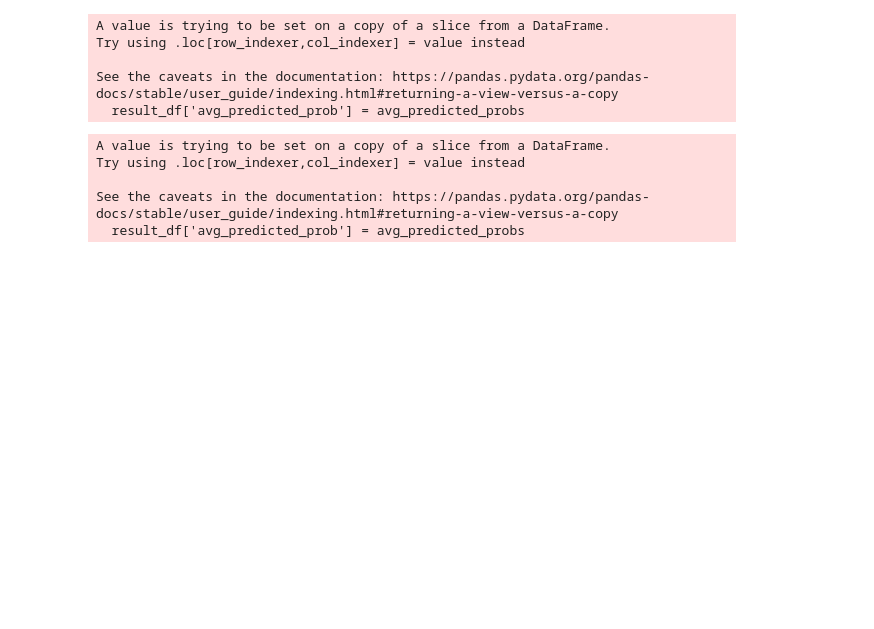
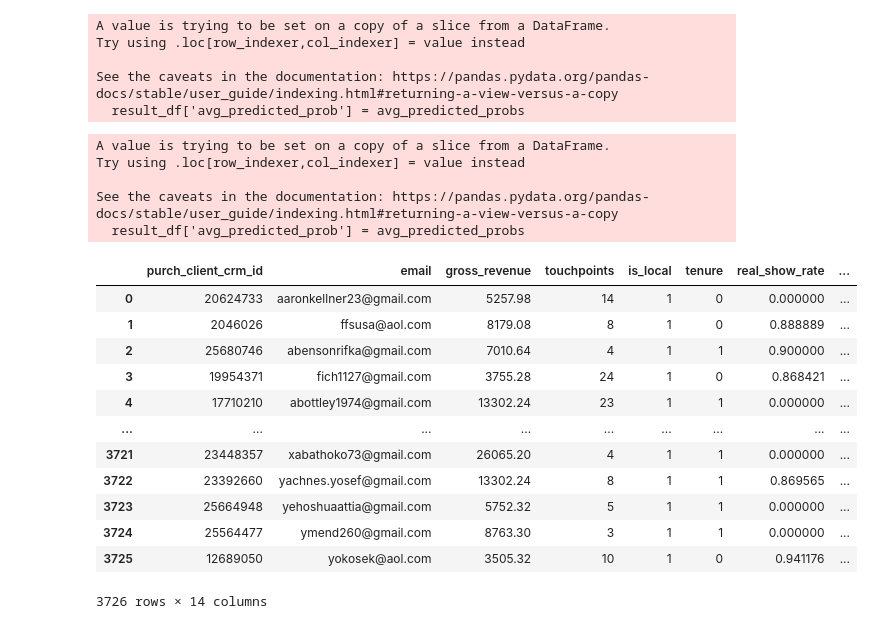
Before and after one commit to riffere-fla/pandas_party, a Jupyter notebook: renewal_scoring_2627.ipynb, the cells around one changed output. Saved outputs shown, nothing was run; the diff lists cells and outputs as text; code cells hidden in the pictures; blank space fills up the shorter version.

```diff
--- a/renewal_scoring_2627.ipynb
+++ b/renewal_scoring_2627.ipynb
@@ -832,9 +834,9 @@ df_premier_2324 = FLA_Redshift(**rs_creds).query_warehouse(sql_string = q)
 # %%
 # segment touchpoints
 
-df_premier_2324['touchpoints_agg'] = pd.cut(df_premier_2324['touchpoints'], bins = [-np.inf,0,3,7,15,np.inf], labels = [0,1,2,3,4])
+df_premier_2526['touchpoints_agg'] = pd.cut(df_premier_2526['touchpoints'], bins = [-np.inf,0,3,7,15,np.inf], labels = [0,1,2,3,4])
 
-df_full_2324['touchpoints_agg'] = pd.cut(df_full_2324['touchpoints'], bins = [-np.inf,0,3,7,15,np.inf], labels = [0,1,2,3,4])
+df_full_2526['touchpoints_agg'] = pd.cut(df_full_2526['touchpoints'], bins = [-np.inf,0,3,7,15,np.inf], labels = [0,1,2,3,4])
 
 df_premier_2425['touchpoints_agg'] = pd.cut(df_premier_2425['touchpoints'], bins = [-np.inf,0,3,7,15,np.inf], labels = [0,1,2,3,4])
 
@@ -842,9 +844,9 @@ df_full_2425['touchpoints_agg'] = pd.cut(df_full_2425['touchpoints'], bins = [-n
 # %%
 # segment gross_revenue
 
-df_premier_2324['gross_revenue_agg'] = pd.cut(df_premier_2324['gross_revenue'], bins = [-np.inf,0,2500,5000,10000,20000,np.inf], labels = [0,1,2,3,4,5])
+df_premier_2526['gross_revenue_agg'] = pd.cut(df_premier_2526['gross_revenue'], bins = [-np.inf,0,2500,5000,10000,20000,np.inf], labels = [0,1,2,3,4,5])
 
-df_full_2324['gross_revenue_agg'] = pd.cut(df_full_2324['gross_revenue'], bins = [-np.inf,0,5000,10000,20000,40000,np.inf], labels = [0,1,2,3,4,5])
+df_full_2526['gross_revenue_agg'] = pd.cut(df_full_2526['gross_revenue'], bins = [-np.inf,0,5000,10000,20000,40000,np.inf], labels = [0,1,2,3,4,5])
 
 df_premier_2425['gross_revenue_agg'] = pd.cut(df_premier_2425['gross_revenue'], bins = [-np.inf,0,2500,5000,10000,20000,np.inf], labels = [0,1,2,3,4,5])
 
@@ -852,17 +854,17 @@ df_full_2425['gross_revenue_agg'] = pd.cut(df_full_2425['gross_revenue'], bins =
 # %%
 # break into x and y data
 
-x_premier_train = df_premier_2324[['is_local','tenure','real_show_rate','seat_show_rate','self_show_rate','num_games_attended','gross_revenue_agg', 'arena_level_internal', 'renewal_likelihood_survey']]
-y_premier = df_premier_2324[['did_renew']]
+x_premier_train = df_premier_2425[['is_local','tenure','real_show_rate','seat_show_rate','self_show_rate','num_games_attended','gross_revenue_agg', 'arena_level_internal', 'renewal_likelihood_survey']]
+y_premier = df_premier_2425[['did_renew']]
 
-x_premier_test = df_premier_2425[['is_local','tenure','real_show_rate','seat_show_rate','self_show_rate','num_games_attended','gross_revenue_agg', 'arena_level_internal', 'renewal_likelihood_survey']]
-premier_acct_ids = df_premier_2425[['purch_client_crm_id', 'email', 'gross_revenue', 'touchpoints']]
+x_premier_test = df_premier_2526[['is_local','tenure','real_show_rate','seat_show_rate','self_show_rate','num_games_attended','gross_revenue_agg', 'arena_level_internal', 'renewal_likelihood_survey']]
+premier_acct_ids = df_premier_2526[['purch_client_crm_id', 'email', 'gross_revenue', 'touchpoints']]
 
-x_full_train = df_full_2324[['is_local','tenure','real_show_rate','seat_show_rate','self_show_rate','num_games_attended','gross_revenue_agg', 'arena_level_internal', 'renewal_likelihood_survey']]
-y_full = df_full_2324[['did_renew']]
+x_full_train = df_full_2425[['is_local','tenure','real_show_rate','seat_show_rate','self_show_rate','num_games_attended','gross_revenue_agg', 'arena_level_internal', 'renewal_likelihood_survey']]
+y_full = df_full_2425[['did_renew']]
 
-x_full_test = df_full_2425[['is_local', 'tenure','real_show_rate','seat_show_rate','self_show_rate','num_games_attended','gross_revenue_agg', 'arena_level_internal', 'renewal_likelihood_survey']]
-full_acct_ids = df_full_2425[['purch_client_crm_id', 'email', 'gross_revenue', 'touchpoints']]
+x_full_test = df_full_2526[['is_local', 'tenure','real_show_rate','seat_show_rate','self_show_rate','num_games_attended','gross_revenue_agg', 'arena_level_internal', 'renewal_likelihood_survey']]
+full_acct_ids = df_full_2526[['purch_client_crm_id', 'email', 'gross_revenue', 'touchpoints']]
 # %%
 # create monte carlo simulation for model
 
@@ -953,6 +955,22 @@ survey_map = {
 
 premier_final_df['arena_level_internal'] = premier_final_df.apply(
     lambda row: survey_map.get(row['arena_level_internal'], 0), axis=1)
+# %%
+full_final_df
+# %% [output]
+|  | purch_client_crm_id | email | gross_revenue | touchpoints | is_local | tenure | real_show_rate | ... |
+| 0 | 20624733 | aaronkellner23@gmail.com | 5257.98 | 14 | 1 | 0 | 0.000000 | ... |
+| 1 | 2046026 | ffsusa@aol.com | 8179.08 | 8 | 1 | 0 | 0.888889 | ... |
+| 2 | 25680746 | abensonrifka@gmail.com | 7010.64 | 4 | 1 | 1 | 0.900000 | ... |
+| 3 | 19954371 | fich1127@gmail.com | 3755.28 | 24 | 1 | 0 | 0.868421 | ... |
+| 4 | 17710210 | abottley1974@gmail.com | 13302.24 | 23 | 1 | 1 | 0.000000 | ... |
+| ... | ... | ... | ... | ... | ... | ... | ... | ... |
+| 3721 | 23448357 | xabathoko73@gmail.com | 26065.20 | 4 | 1 | 1 | 0.000000 | ... |
+| 3722 | 23392660 | yachnes.yosef@gmail.com | 13302.24 | 8 | 1 | 1 | 0.869565 | ... |
+| 3723 | 25664948 | yehoshuaattia@gmail.com | 5752.32 | 5 | 1 | 1 | 0.000000 | ... |
+| 3724 | 25564477 | ymend260@gmail.com | 8763.30 | 3 | 1 | 1 | 0.000000 | ... |
+| 3725 | 12689050 | yokosek@aol.com | 3505.32 | 10 | 1 | 0 | 0.941176 | ... |
+3726 rows × 14 columns
 # %%
 # concat fulls and premiers and write to the warehouse
 
```
Also changed, not shown: parts of 4 cells of this notebook.
